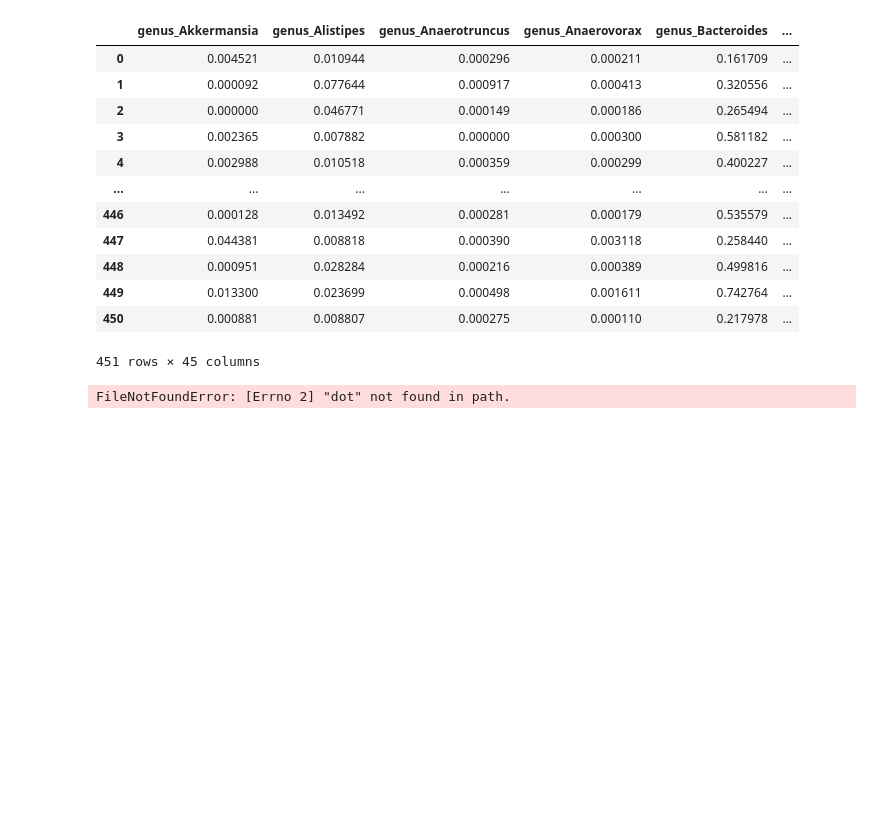
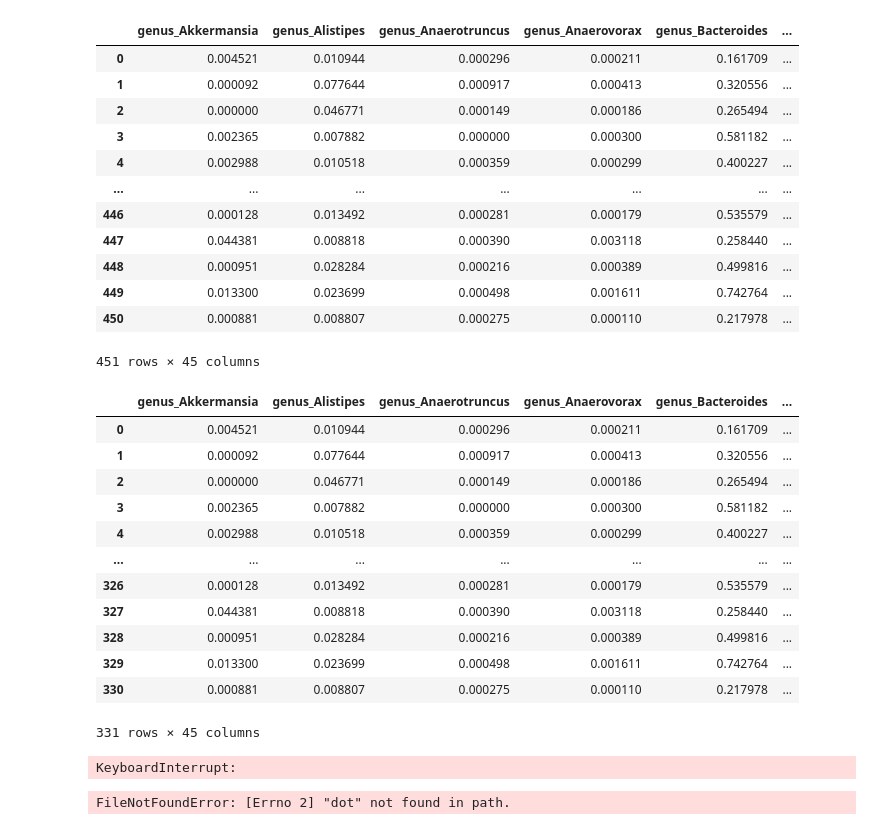
Before and after one commit to nzhang20/DSC180A, a Jupyter notebook: notebooks/pc_fastkci.ipynb, the cells around one changed output. Saved outputs shown, nothing was run; the diff lists cells and outputs as text; code cells hidden in the pictures; blank space fills up the shorter version.

```diff
--- a/notebooks/pc_fastkci.ipynb
+++ b/notebooks/pc_fastkci.ipynb
@@ -5,6 +5,8 @@ import matplotlib.pyplot as plt
 
 from causallearn.search.ConstraintBased.PC import pc
 from causallearn.utils.cit import fastkci
+# %%
+clean = pd.read_csv("../data/clean.csv")
 # %%
 gut_microbes = pd.read_csv("../data/raw/gut_16s_abundance.txt", sep = "\t")
 samplelist = pd.read_csv("../data/raw/S3_SampleList.csv")
@@ -49,8 +51,39 @@ X
 | 449 | 0.013300 | 0.023699 | 0.000498 | 0.001611 | 0.742764 | ... |
 | 450 | 0.000881 | 0.008807 | 0.000275 | 0.000110 | 0.217978 | ... |
 451 rows × 45 columns
+# %%
+def numerical_encoding(data):
+    '''
+    Encodes categorical variables in the subject datset into numeric discrete variables. Returns the resulting dataframe.
+
+    :param: data: raw subject dataset
+    '''
+    X = data.copy()
+    X['Ethnicity'] = X['Ethnicity'].map({'C': 0, 'A': 1, 'B': 2, 'H': 3, 'unknown': 4})
+    X['Gender'] = X['Gender'].map({'M': 0, 'F': 1})
+    X['IRIS'] = X['IRIS'].map({'IR': 0, 'IS': 1, 'Unknown': 2})
+    return X
+# %%
+data = numerical_encoding(clean).drop(columns=["Ethnicity", "Gender", "Adj.age", "BMI", "SSPG", "IRIS"])
+data
+# %% [output]
+|  | genus_Akkermansia | genus_Alistipes | genus_Anaerotruncus | genus_Anaerovorax | genus_Bacteroides | ... |
+| 0 | 0.004521 | 0.010944 | 0.000296 | 0.000211 | 0.161709 | ... |
+| 1 | 0.000092 | 0.077644 | 0.000917 | 0.000413 | 0.320556 | ... |
+| 2 | 0.000000 | 0.046771 | 0.000149 | 0.000186 | 0.265494 | ... |
+| 3 | 0.002365 | 0.007882 | 0.000000 | 0.000300 | 0.581182 | ... |
+| 4 | 0.002988 | 0.010518 | 0.000359 | 0.000299 | 0.400227 | ... |
+| ... | ... | ... | ... | ... | ... | ... |
+| 326 | 0.000128 | 0.013492 | 0.000281 | 0.000179 | 0.535579 | ... |
+| 327 | 0.044381 | 0.008818 | 0.000390 | 0.003118 | 0.258440 | ... |
+| 328 | 0.000951 | 0.028284 | 0.000216 | 0.000389 | 0.499816 | ... |
+| 329 | 0.013300 | 0.023699 | 0.000498 | 0.001611 | 0.742764 | ... |
+| 330 | 0.000881 | 0.008807 | 0.000275 | 0.000110 | 0.217978 | ... |
+331 rows × 45 columns
 # %%
-pc_result = pc(X.values, 0.05, fastkci)
+pc_result = pc(data.values, 0.05, fastkci)
+# %% [output]
+KeyboardInterrupt:
 # %%
 pc_result.draw_pydot_graph()
 # %% [output]
```
Also changed, not shown: 19 other files.
